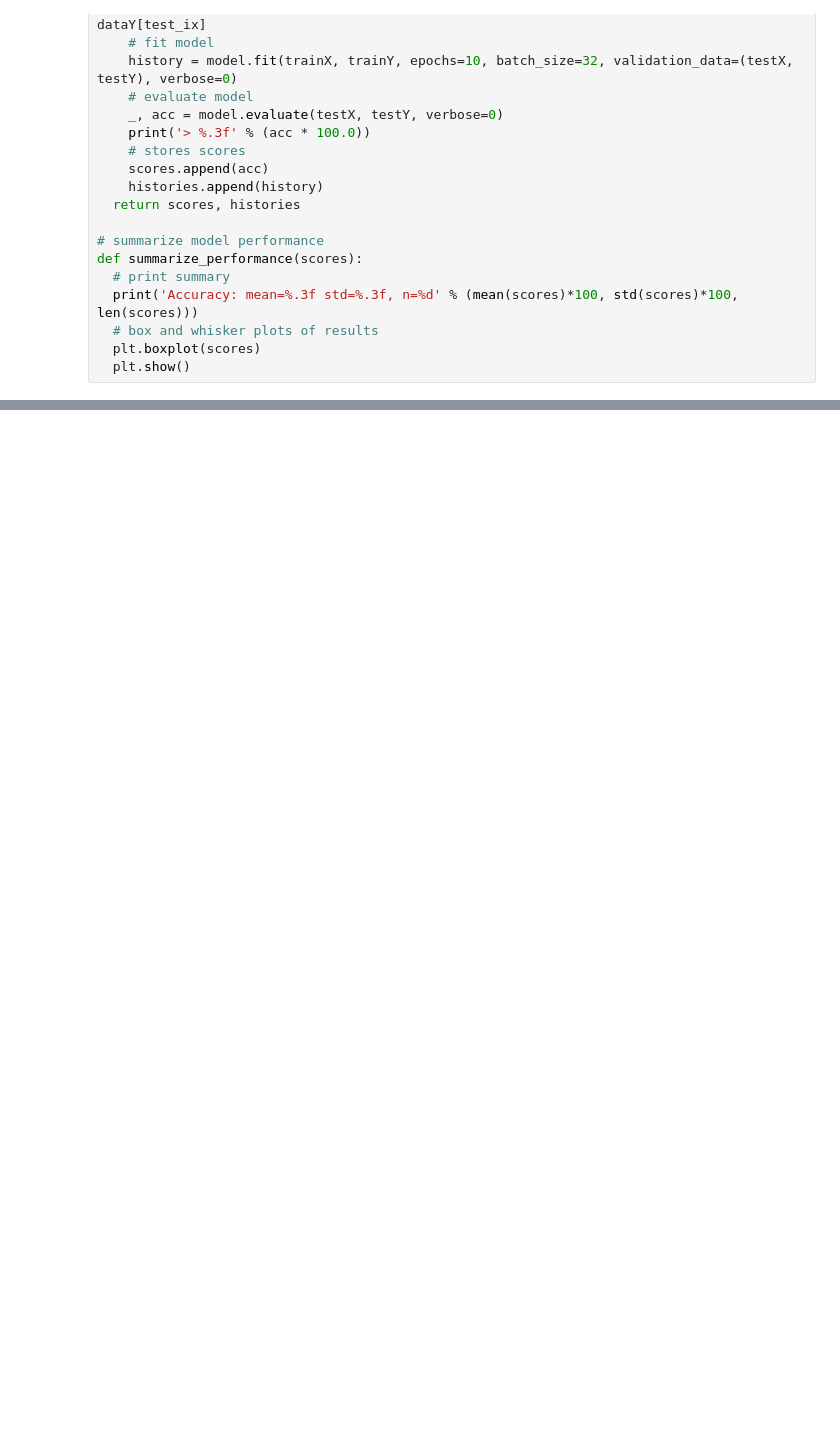
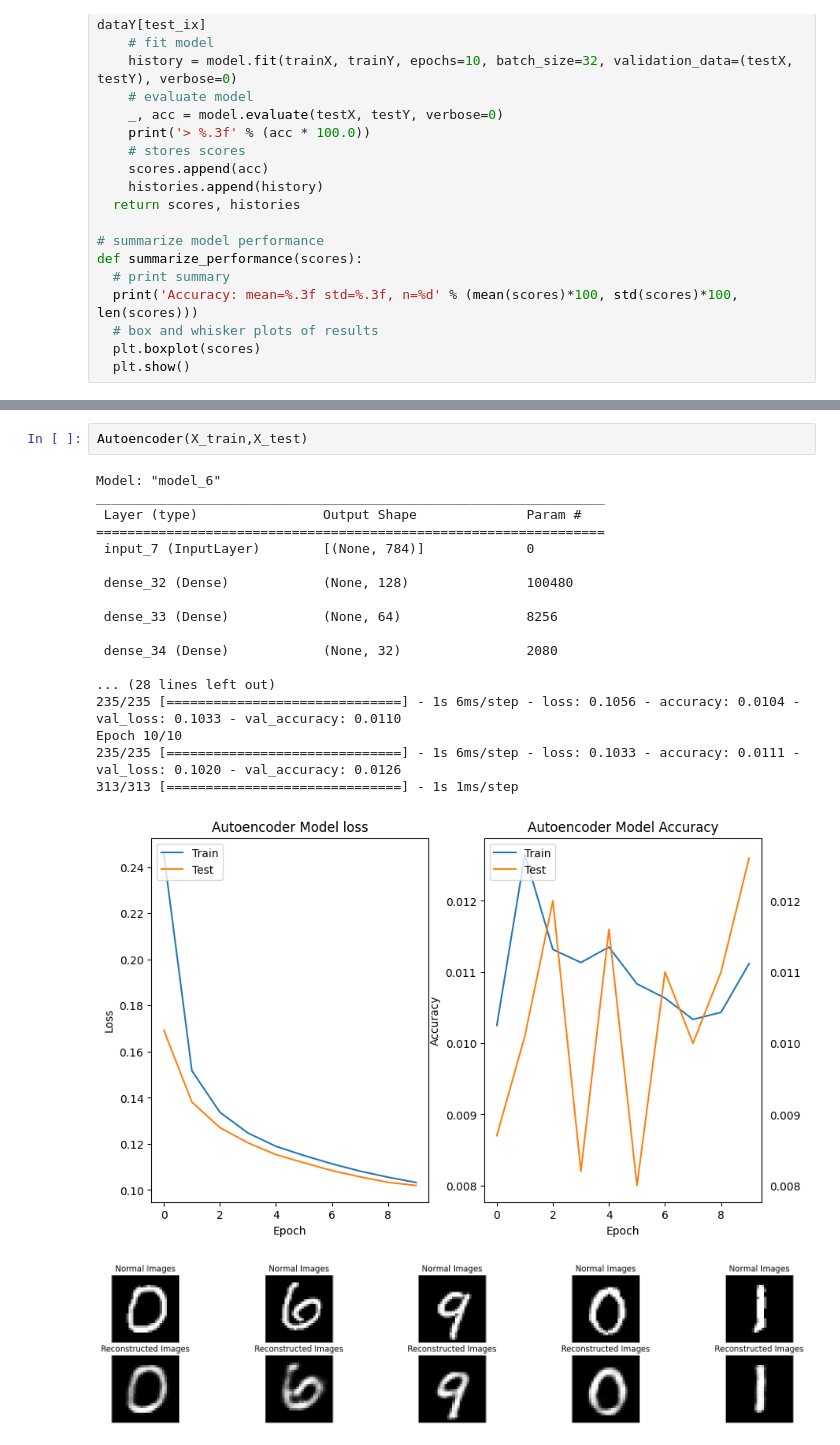
Before and after one commit to binit-13/Machine-Learning-Notes, a Jupyter notebook: MNIST.ipynb, the cells around one changed output, grey strips where cells are left out. Cells and saved outputs as stored; diff of their text form; blank space fills up the shorter version.

```diff
--- a/MNIST.ipynb
+++ b/MNIST.ipynb
@@ -277,0 +355,22 @@ def summarize_performance(scores):
+# %%
+Autoencoder(X_train,X_test)
+# %% [output]
+Model: "model_6"
+_________________________________________________________________
+ Layer (type)                Output Shape              Param #
+=================================================================
+ input_7 (InputLayer)        [(None, 784)]             0
+
+ dense_32 (Dense)            (None, 128)               100480
+
+ dense_33 (Dense)            (None, 64)                8256
+
+ dense_34 (Dense)            (None, 32)                2080
+
+... (28 lines left out)
+235/235 [==============================] - 1s 6ms/step - loss: 0.1056 - accuracy: 0.0104 - val_loss: 0.1033 - val_accuracy: 0.0110
+Epoch 10/10
+235/235 [==============================] - 1s 6ms/step - loss: 0.1033 - accuracy: 0.0111 - val_loss: 0.1020 - val_accuracy: 0.0126
+313/313 [==============================] - 1s 1ms/step
+[figure, added]
+[figure, added]
```
Also changed, not shown: parts of 11 cells of this notebook.
